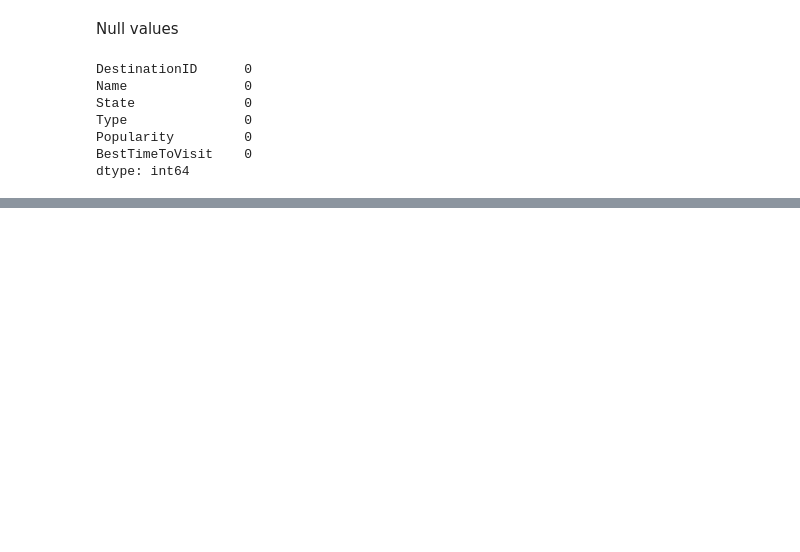
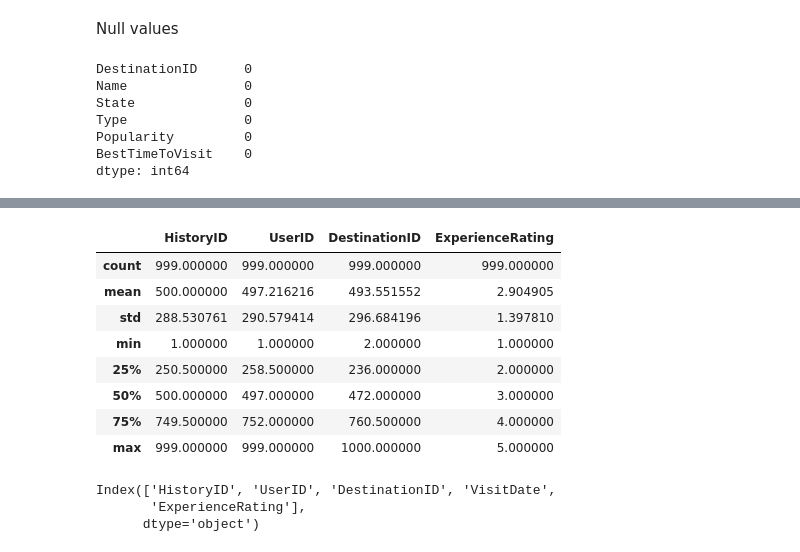
Before and after one commit to ErfanJoodi/EDA-on-Travel-dataset, a Jupyter notebook: EDA.ipynb, the cells around one changed output, grey strips where cells are left out. Drawn from its saved outputs; the diff is of its cells as text; code cells hidden in the pictures; blank space fills up the shorter version.

```diff
--- a/EDA.ipynb
+++ b/EDA.ipynb
@@ -132,0 +542,2 @@ dtype: int64
+# %%
+history= History.copy()
@@ -132,0 +572,18 @@ dtype: int64
+# %%
+history.describe()
+# %% [output]
+|  | HistoryID | UserID | DestinationID | ExperienceRating |
+| count | 999.000000 | 999.000000 | 999.000000 | 999.000000 |
+| mean | 500.000000 | 497.216216 | 493.551552 | 2.904905 |
+| std | 288.530761 | 290.579414 | 296.684196 | 1.397810 |
+| min | 1.000000 | 1.000000 | 2.000000 | 1.000000 |
+| 25% | 250.500000 | 258.500000 | 236.000000 | 2.000000 |
+| 50% | 500.000000 | 497.000000 | 472.000000 | 3.000000 |
+| 75% | 749.500000 | 752.000000 | 760.500000 | 4.000000 |
+| max | 999.000000 | 999.000000 | 1000.000000 | 5.000000 |
+# %%
+history.columns
+# %% [output]
+Index(['HistoryID', 'UserID', 'DestinationID', 'VisitDate',
+       'ExperienceRating'],
+      dtype='object')
```
Also changed, not shown: parts of 65 cells of this notebook.
